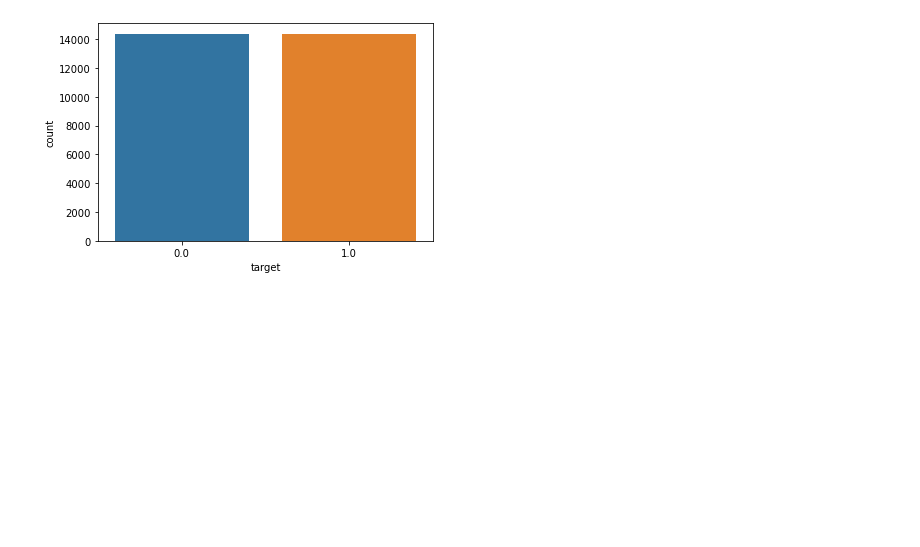
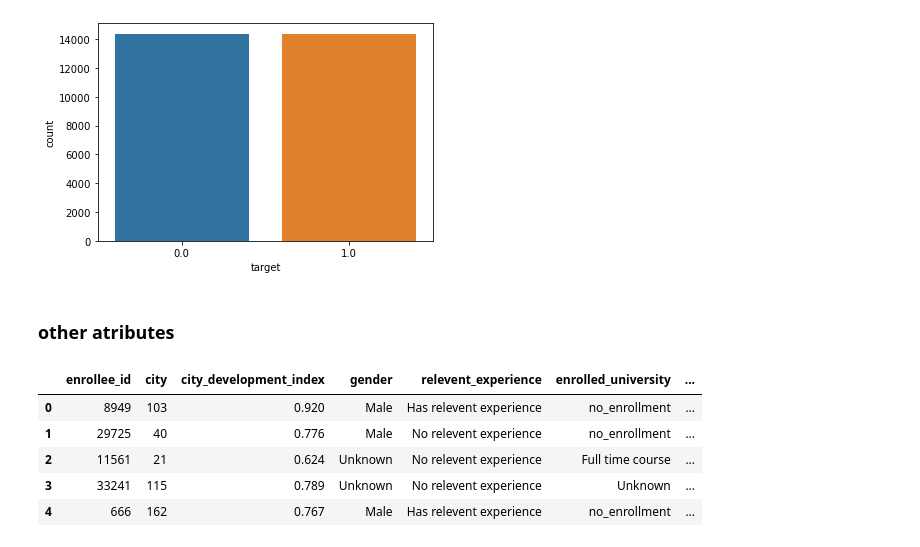
Before and after one commit to clytaemnestra/4iz565_binary_classification, a Jupyter notebook: classification.ipynb, the cells around one changed output. Cells and saved outputs as stored; diff of their text form; code cells hidden in the pictures; blank space fills up the shorter version.

```diff
--- a/classification.ipynb
+++ b/classification.ipynb
@@ -142,7 +142,7 @@ training_hours               0
 target                       0
 dtype: int64
 # %%
-train.fillna('None', inplace=True)
+train.fillna('Unknown', inplace=True)
 # %%
 train.info()
 # %% [output]
@@ -208,4 +208,19 @@ sns.countplot(x=y_ros, data=train)
 # %% [output]
 <AxesSubplot:xlabel='target', ylabel='count'>
 [figure]
+# %% [markdown]
+### other atributes
+# %%
+city_adjusted = train['city'].str.split("_",expand=True)[1].astype('int64')
+# %%
+train['city'] = city_adjusted
+# %%
+train.head()
+# %% [output]
+|  | enrollee_id | city | city_development_index | gender | relevent_experience | enrolled_university | ... |
+| 0 | 8949 | 103 | 0.920 | Male | Has relevent experience | no_enrollment | ... |
+| 1 | 29725 | 40 | 0.776 | Male | No relevent experience | no_enrollment | ... |
+| 2 | 11561 | 21 | 0.624 | Unknown | No relevent experience | Full time course | ... |
+| 3 | 33241 | 115 | 0.789 | Unknown | No relevent experience | Unknown | ... |
+| 4 | 666 | 162 | 0.767 | Male | Has relevent experience | no_enrollment | ... |
 # %% [markdown]
```
Also changed, not shown: parts of 7 cells of this notebook.
